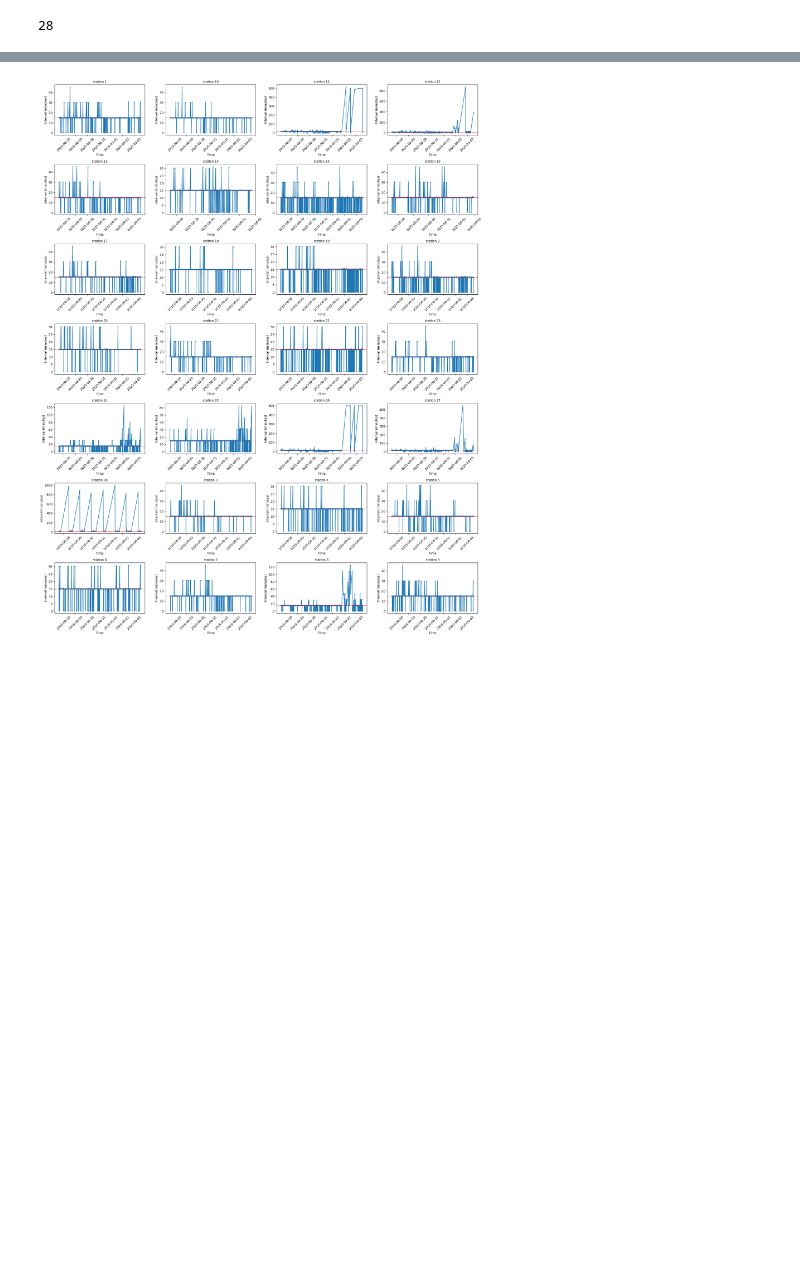
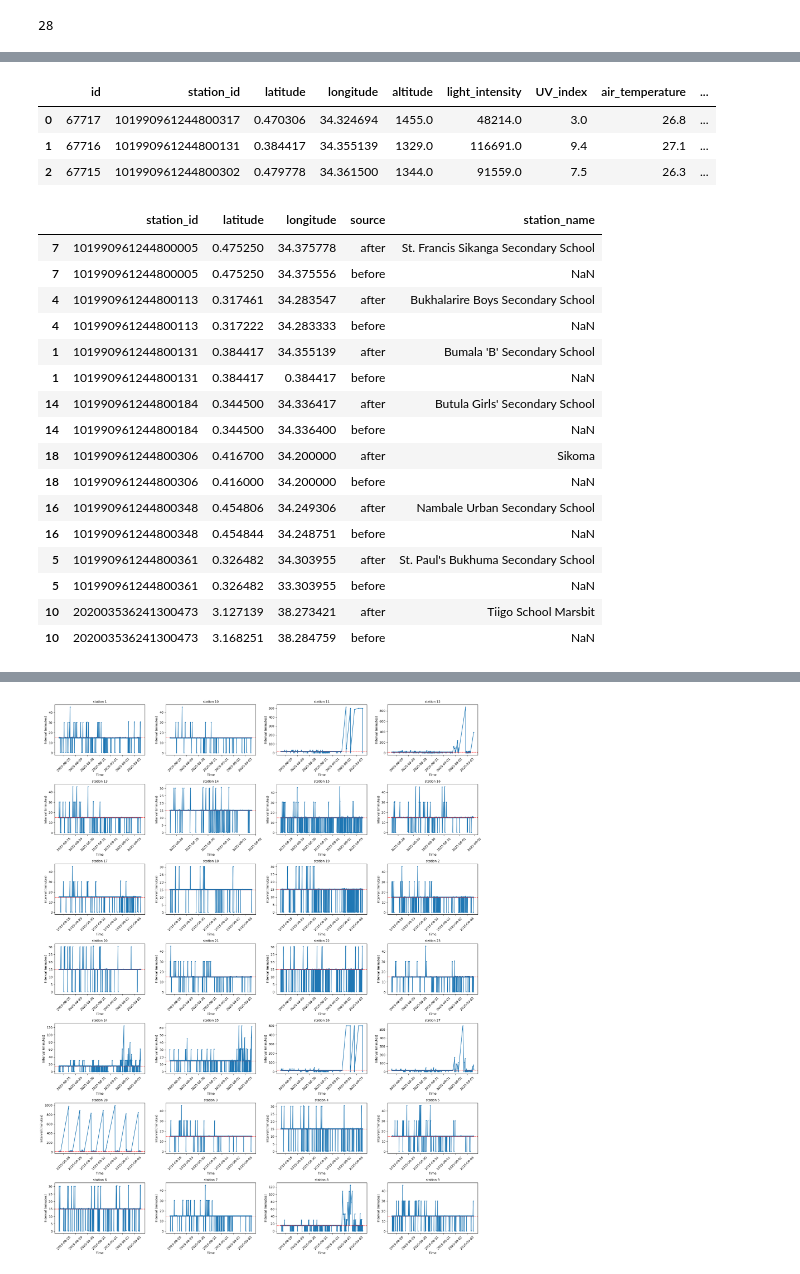
Before and after one commit to Lorraine254/busia-sensor-qc, a Jupyter notebook: eda.ipynb, the cells around one changed output, grey strips where cells are left out. Cells and saved outputs as stored; diff of their text form; code cells hidden in the pictures; blank space fills up the shorter version.

```diff
--- a/eda.ipynb
+++ b/eda.ipynb
@@ -188,0 +189,58 @@ df
+# %%
+# Step 1: Create a mapping for corrected coordinates
+coord_map = df_corrections.set_index("station_id")[["device_api_latitude", "device_api_longitude"]].to_dict(orient="index")
+
+# Step 2: Fix coordinates in df
+def correct_coords(row):
+    if row["station_id"] in coord_map:
+        row["latitude"] = coord_map[row["station_id"]]["device_api_latitude"]
+        row["longitude"] = coord_map[row["station_id"]]["device_api_longitude"]
+    return row
+df_corrected = df.apply(correct_coords, axis=1)
+
+# Step 3: Add station_name from device_data
+df_corrected = df_corrected.merge(device_data[["Station_ID", "Location"]],left_on="station_id", right_on="Station_ID", how="left")
+
+# Drop duplicate Station_ID column and rename Location
+df_corrected = df_corrected.drop(columns=["Station_ID"]).rename(columns={"Location": "station_name"})
+df_corrected.head(3)
+# %% [output]
+|  | id | station_id | latitude | longitude | altitude | light_intensity | UV_index | air_temperature | ... |
+| 0 | 67717 | 101990961244800317 | 0.470306 | 34.324694 | 1455.0 | 48214.0 | 3.0 | 26.8 | ... |
+| 1 | 67716 | 101990961244800131 | 0.384417 | 34.355139 | 1329.0 | 116691.0 | 9.4 | 27.1 | ... |
+| 2 | 67715 | 101990961244800302 | 0.479778 | 34.361500 | 1344.0 | 91559.0 | 7.5 | 26.3 | ... |
+# %%
+# Verifying the correction was made
+
+# Keep only rows that had corrections (from df_corrections)
+error_ids = df_corrections["station_id"].unique()
+
+# Before corrections
+before = df[df["station_id"].isin(error_ids)][["station_id", "latitude", "longitude"]].drop_duplicates()
+before["source"] = "before"
+
+# After corrections
+after = df_corrected[df_corrected["station_id"].isin(error_ids)][["station_id", "latitude", "longitude", "station_name"]].drop_duplicates()
+after["source"] = "after"
+
+# Merge into one comparison table
+df_error_check = pd.concat([before, after]).sort_values(["station_id", "source"])
+df_error_check
+# %% [output]
+|  | station_id | latitude | longitude | source | station_name |
+| 7 | 101990961244800005 | 0.475250 | 34.375778 | after | St. Francis Sikanga Secondary School |
+| 7 | 101990961244800005 | 0.475250 | 34.375556 | before | NaN |
+| 4 | 101990961244800113 | 0.317461 | 34.283547 | after | Bukhalarire Boys Secondary School |
+| 4 | 101990961244800113 | 0.317222 | 34.283333 | before | NaN |
+| 1 | 101990961244800131 | 0.384417 | 34.355139 | after | Bumala 'B' Secondary School |
+| 1 | 101990961244800131 | 0.384417 | 0.384417 | before | NaN |
+| 14 | 101990961244800184 | 0.344500 | 34.336417 | after | Butula Girls' Secondary School |
+| 14 | 101990961244800184 | 0.344500 | 34.336400 | before | NaN |
+| 18 | 101990961244800306 | 0.416700 | 34.200000 | after | Sikoma |
+| 18 | 101990961244800306 | 0.416000 | 34.200000 | before | NaN |
+| 16 | 101990961244800348 | 0.454806 | 34.249306 | after | Nambale Urban Secondary School |
+| 16 | 101990961244800348 | 0.454844 | 34.248751 | before | NaN |
+| 5 | 101990961244800361 | 0.326482 | 34.303955 | after | St. Paul's Bukhuma Secondary School |
+| 5 | 101990961244800361 | 0.326482 | 33.303955 | before | NaN |
+| 10 | 202003536241300473 | 3.127139 | 38.273421 | after | Tiigo School Marsbit |
+| 10 | 202003536241300473 | 3.168251 | 38.284759 | before | NaN |
```
Also changed, not shown: parts of 9 cells of this notebook, 7 other files.
